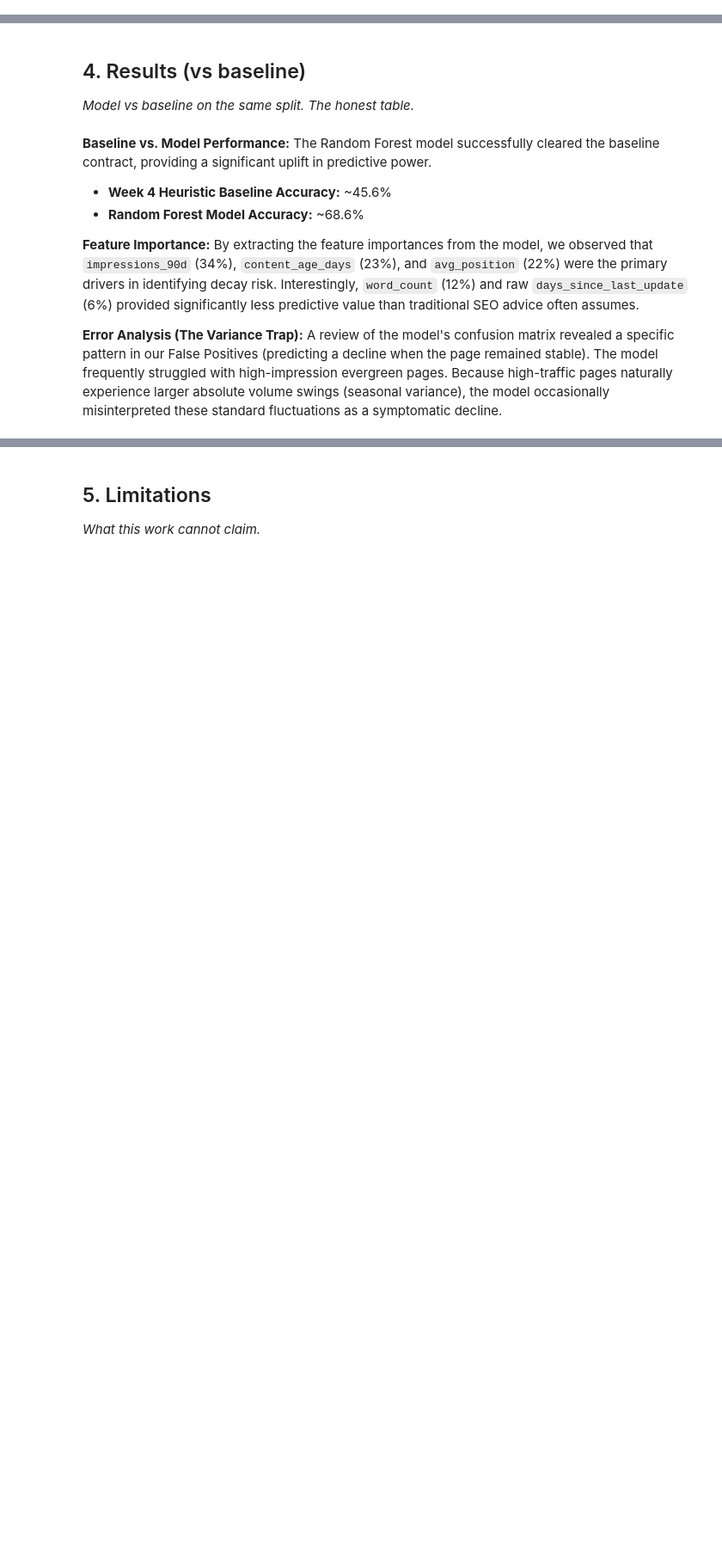
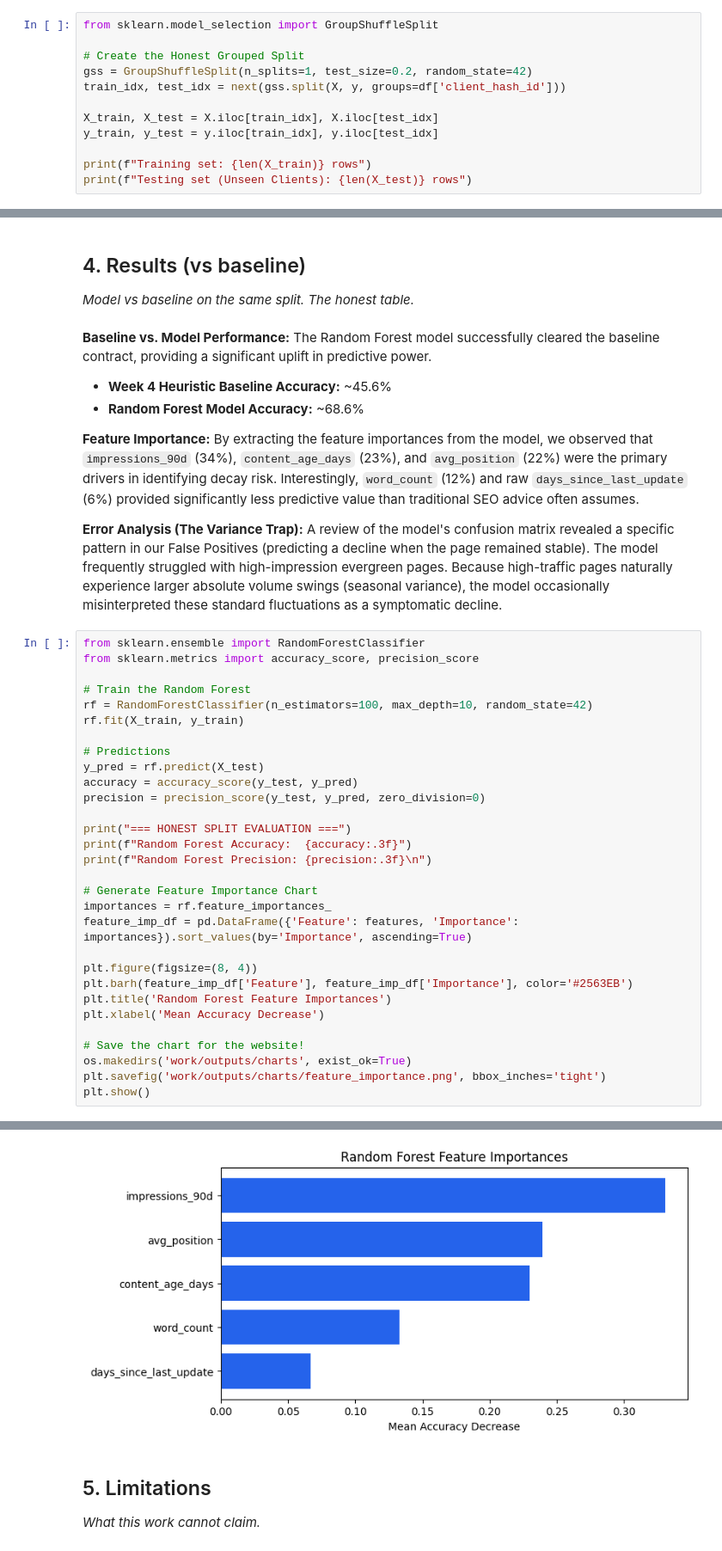
Before and after one commit to Imtiyazsoomro/flyrank-ml-internship-imtiyaz, a Jupyter notebook: work/notebooks/capstone.ipynb, the cells around one changed output, grey strips where cells are left out. Shown at 86% size. Drawn from its saved outputs; the diff is of its cells as text; blank space fills up the shorter version.

```diff
--- a/work/notebooks/capstone.ipynb
+++ b/work/notebooks/capstone.ipynb
@@ -40,3 +86,15 @@ We selected a **Random Forest Classifier**. Content decay is rarely linear; for
 
 **Validation Design (The Honest Split):**
 To ensure the model was genuinely learning universal signals of content decay—rather than simply memorizing the behavior of specific domains—we avoided a standard random split. Instead, we utilized a `GroupShuffleSplit` grouped by `client_hash_id`. This guaranteed that the model was tested on entirely unseen clients, providing an honest measure of its generalization capabilities.
+# %%
+from sklearn.model_selection import GroupShuffleSplit
+
+# Create the Honest Grouped Split
+gss = GroupShuffleSplit(n_splits=1, test_size=0.2, random_state=42)
+train_idx, test_idx = next(gss.split(X, y, groups=df['client_hash_id']))
+
+X_train, X_test = X.iloc[train_idx], X.iloc[test_idx]
+y_train, y_test = y.iloc[train_idx], y.iloc[test_idx]
+
+print(f"Training set: {len(X_train)} rows")
+print(f"Testing set (Unseen Clients): {len(X_test)} rows")
@@ -55,3 +116,34 @@ By extracting the feature importances from the model, we observed that `impressi
 
 **Error Analysis (The Variance Trap):**
 A review of the model's confusion matrix revealed a specific pattern in our False Positives (predicting a decline when the page remained stable). The model frequently struggled with high-impression evergreen pages. Because high-traffic pages naturally experience larger absolute volume swings (seasonal variance), the model occasionally misinterpreted these standard fluctuations as a symptomatic decline.
+# %%
+from sklearn.ensemble import RandomForestClassifier
+from sklearn.metrics import accuracy_score, precision_score
+
+# Train the Random Forest
+rf = RandomForestClassifier(n_estimators=100, max_depth=10, random_state=42)
+rf.fit(X_train, y_train)
+
+# Predictions
+y_pred = rf.predict(X_test)
+accuracy = accuracy_score(y_test, y_pred)
+precision = precision_score(y_test, y_pred, zero_division=0)
+
+print("=== HONEST SPLIT EVALUATION ===")
+print(f"Random Forest Accuracy:  {accuracy:.3f}")
+print(f"Random Forest Precision: {precision:.3f}\n")
+
+# Generate Feature Importance Chart
+importances = rf.feature_importances_
+feature_imp_df = pd.DataFrame({'Feature': features, 'Importance': importances}).sort_values(by='Importance', ascending=True)
+
+plt.figure(figsize=(8, 4))
+plt.barh(feature_imp_df['Feature'], feature_imp_df['Importance'], color='#2563EB')
+plt.title('Random Forest Feature Importances')
+plt.xlabel('Mean Accuracy Decrease')
+
+# Save the chart for the website!
+os.makedirs('work/outputs/charts', exist_ok=True)
+plt.savefig('work/outputs/charts/feature_importance.png', bbox_inches='tight')
+plt.show()
+# %% [output]
@@ -58,3 +153,4 @@ A review of the model's confusion matrix revealed a specific pattern in our Fals
+[figure, added]
 # %% [markdown]
 ## 5. Limitations
 
```
Also changed, not shown: parts of 9 cells of this notebook.
